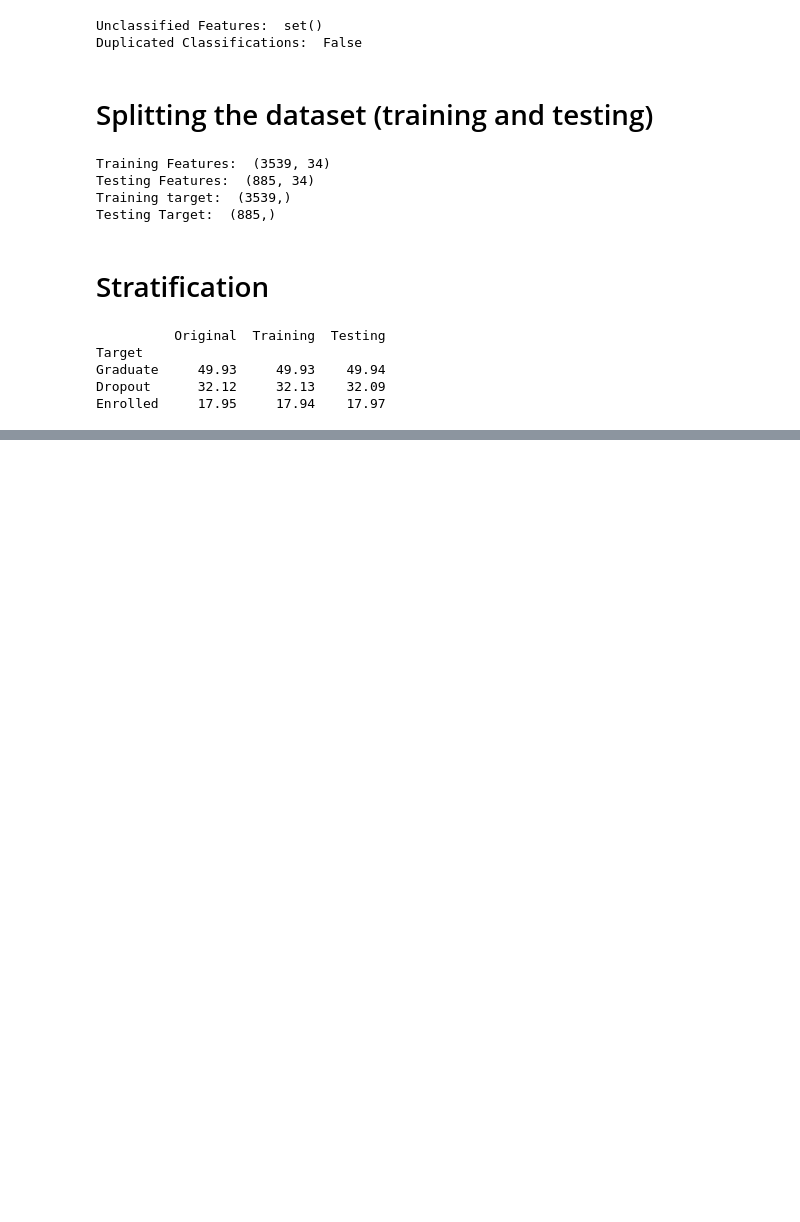
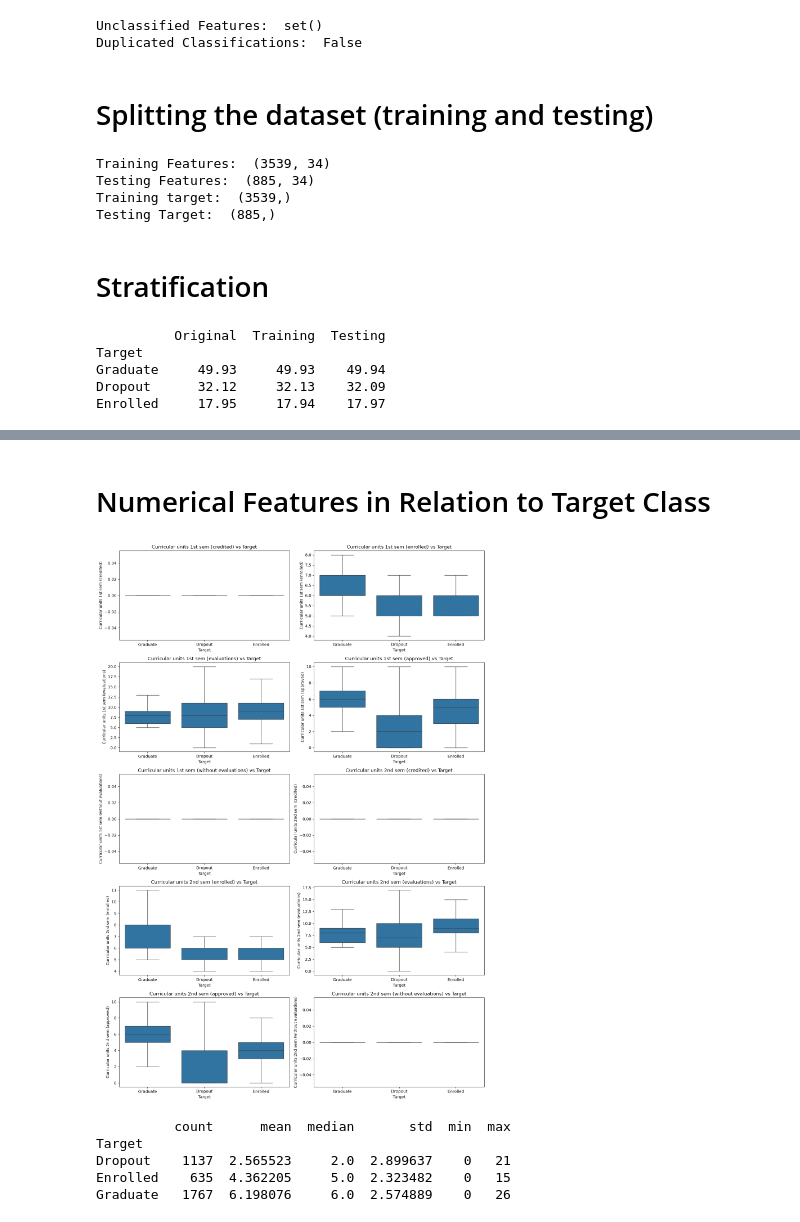
Before and after one commit to WillP-GH/CMP6202-coursework, a Jupyter notebook: notebooks/ml_01.ipynb, the cells around one changed output, grey strips where cells are left out. Saved outputs shown, nothing was run; the diff lists cells and outputs as text; code cells hidden in the pictures; blank space fills up the shorter version.

```diff
--- a/notebooks/ml_01.ipynb
+++ b/notebooks/ml_01.ipynb
@@ -308,0 +388,36 @@ Enrolled     17.95     17.94    17.97
+# %%
+import math
+
+def plot_numeric_features(features, columns=2):
+
+    rows = math.ceil(len(features) / columns)
+
+    fig, axes = plt.subplots(
+        rows,
+        columns,
+        figsize=(14, rows * 4)
+    )
+
+    axes = np.array(axes).reshape(-1)
+
+    for ax, feature in zip(axes, features):
+
+        sns.boxplot(
+            data=training_eda,
+            x='Target',
+            y=feature,
+            order=target_order,
+            ax=ax,
+            showfliers=False
+        )
+
+        ax.set_title(f'{feature} vs Target')
+        ax.set_xlabel('Target')
+        ax.set_ylabel(feature)
+
+    # Remove unused subplot spaces
+    for ax in axes[len(features):]:
+        ax.set_visible(False)
+
+    plt.tight_layout()
+    plt.show()
@@ -308,0 +532,22 @@ Enrolled     17.95     17.94    17.97
+# %% [markdown]
+# Numerical Features in Relation to Target Class
+# %%
+plot_numeric_features(count_features)
+# %% [output]
+[figure, added]
+# %%
+#Boxplot statistics (can change feature) - Use this to get numerical data for my report
+
+feature = 'Curricular units 1st sem (approved)'
+
+summary = training_eda.groupby('Target')[feature].agg(
+    ['count', 'mean', 'median', 'std', 'min', 'max']
+)
+
+print(summary)
+# %% [output]
+          count      mean  median       std  min  max
+Target
+Dropout    1137  2.565523     2.0  2.899637    0   21
+Enrolled    635  4.362205     5.0  2.323482    0   15
+Graduate   1767  6.198076     6.0  2.574889    0   26
```
Also changed, not shown: parts of 20 cells of this notebook.
